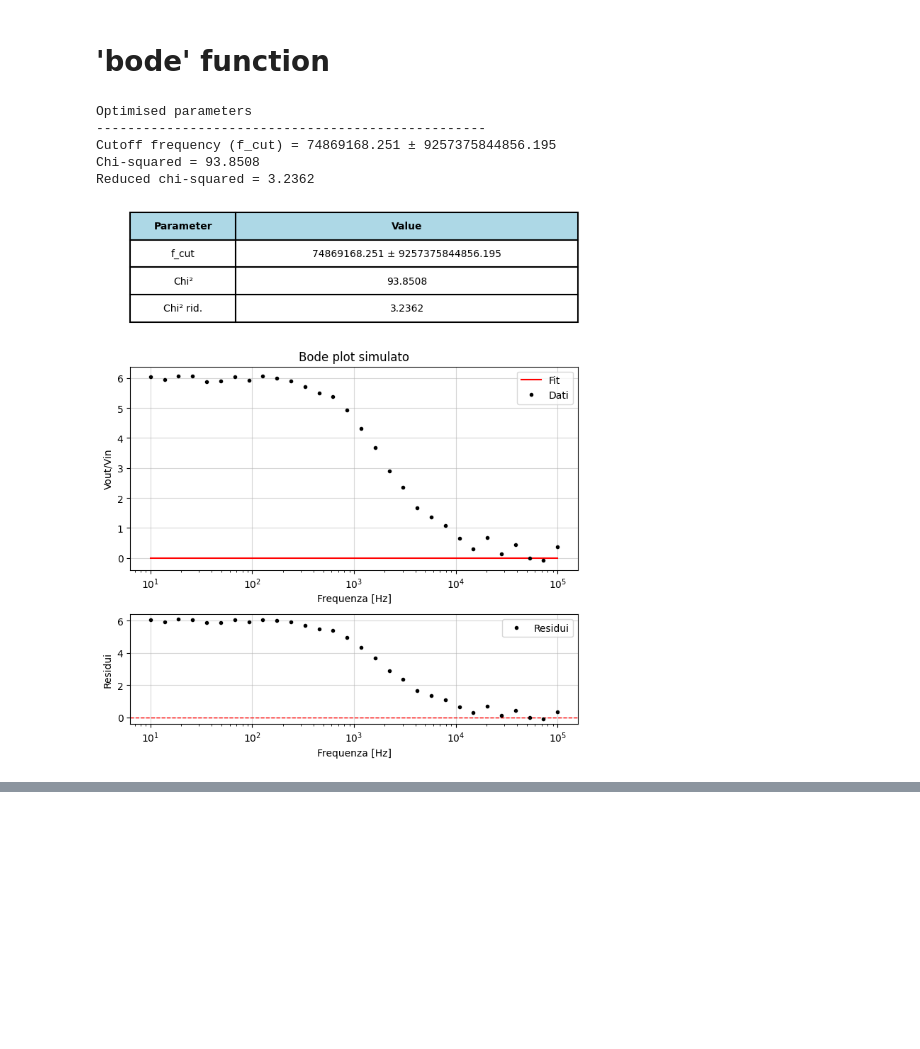
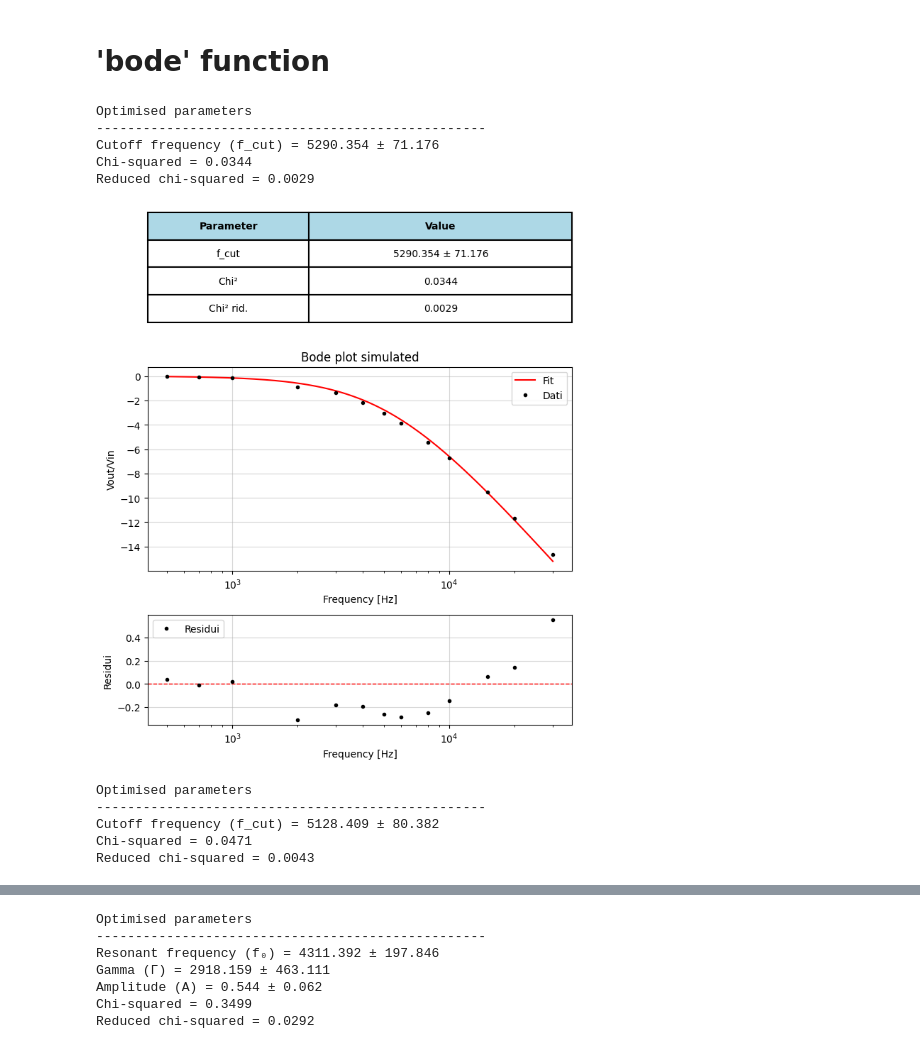
Before and after one commit to b3n3d3tt4/basics, a Jupyter notebook: bfexamples.ipynb, the cells around one changed output, grey strips where cells are left out. Drawn from its saved outputs; the diff is of its cells as text; code cells hidden in the pictures; blank space fills up the shorter version.

```diff
--- a/bfexamples.ipynb
+++ b/bfexamples.ipynb
@@ -241,24 +297,36 @@ Integral within 1σ: 665 ± 25
 # %% [markdown]
 # 'bode' function
 # %%
-f_low = np.logspace(1, 5, 30)
-f_cut_low = 1000  # Frequenza di taglio a 1 kHz
+#low pass filter
+f_low = np.array([30000, 20000, 15000, 10000, 8000, 6000, 5000, 4000, 3000, 2000, 1000, 700, 500 ])
+vout_low = np.array([0.37, 0.52, 0.67, 0.92, 1.072, 1.28, 1.41, 1.56, 1.704, 1.805, 1.97, 1.98, 2.00])
+vin_low = np.array([2, 2, 2, 2, 2, 2, 2, 2, 2, 2, 2, 2, 2])
+#test of the bode function fon a low pass filter
+ex_bode_low = bf.bode(f_low, out_=vout_low, in_=vin_low, tipo="low", xlabel="Frequency [Hz]", ylabel="Vout/Vin", titolo="Bode plot simulated", plot=True)
 
-# ideal gain
-gain_low = 1 / np.sqrt(1 + (f_low / f_cut_low) ** 2)
+#high pass filter
+f_high = np.array([100000, 50000, 20000, 10000, 7000, 6000, 5500, 5000, 4000, 3000, 2000, 1000])
+vin_high = np.array([2.0, 2.0, 2.0, 2.0, 2.0, 2.0, 2.0, 2.0, 2.0, 2.0, 2.0, 2.0])
+vout_high = np.array([1.99, 1.96, 1.90, 1.74, 1.56, 1.48, 1.42, 1.37, 1.21, 1.00, 0.73, 0.41])
+#test of the bode function fon an high pass filter
+ex_bode_high = bf.bode(f_high, out_=vout_high, in_=vin_high, tipo="high", xlabel="Frequency [Hz]", ylabel="Vout/Vin", titolo="Bode plot simulated", plot=True)
 
-# constant input voltage
-vin_low = np.ones(30)
+#band pass filter
+f_band = np.array([500, 1000, 2000, 3000, 4000, 4500, 5000, 5500, 6000, 7000, 8000, 10000, 20000, 50000, 100000])
+vin_band = np.full_like(f_band, 2.0)
+vout_band = np.array([0.10, 0.20, 0.45, 0.70, 0.90, 0.98, 1.00, 0.97, 0.90, 0.75, 0.60, 0.40, 0.15, 0.05, 0.02])
 
-# output voltage with noise
-noise_low = np.random.normal(1, 0.02, size=f_low.shape)
-vout_low = vin_low * gain_low + noise_low
-
-ex_bode_low = bf.bode(f_low, out_=vout_low, in_=vin_low, tipo="low", xlabel="Frequenza [Hz]", ylabel="Vout/Vin", titolo="Bode plot simulato", plot=True)
+# Test of the bode function for a band pass filter
+ex_bode_band = bf.bode( f_band, out_=vout_band, in_=vin_band, tipo="band", xlabel="Frequency [Hz]", ylabel="Vout/Vin", titolo="Bode plot simulated - Band pass", plot=True)
 # %% [output]
 Optimised parameters
 --------------------------------------------------
-Cutoff frequency (f_cut) = 74869168.251 ± 9257375844856.195
-Chi-squared = 93.8508
-Reduced chi-squared = 3.2362
+Cutoff frequency (f_cut) = 5290.354 ± 71.176
+Chi-squared = 0.0344
+Reduced chi-squared = 0.0029
-[figure, old version]
+[figure, new version]
+Optimised parameters
+--------------------------------------------------
+Cutoff frequency (f_cut) = 5128.409 ± 80.382
+Chi-squared = 0.0471
+Reduced chi-squared = 0.0043
@@ -264,0 +334,7 @@ Reduced chi-squared = 3.2362
+Optimised parameters
+--------------------------------------------------
+Resonant frequency (f₀) = 4311.392 ± 197.846
+Gamma (Γ) = 2918.159 ± 463.111
+Amplitude (A) = 0.544 ± 0.062
+Chi-squared = 0.3499
+Reduced chi-squared = 0.0292
```
Also changed, not shown: parts of 7 cells of this notebook, 1 other file.
